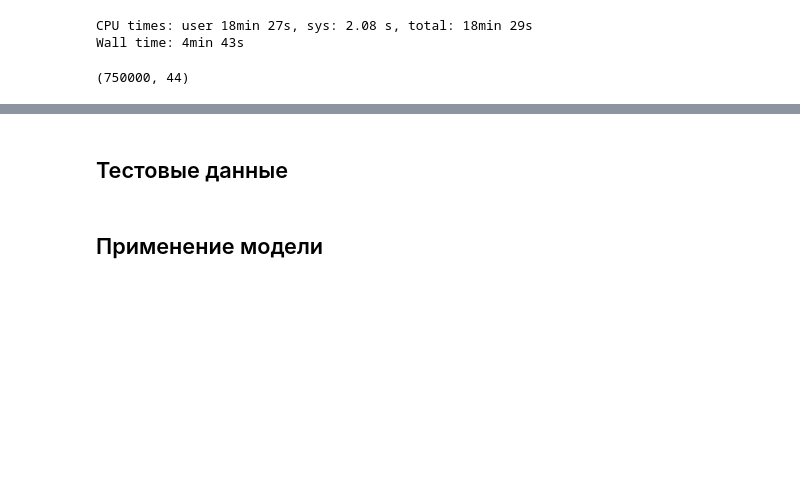
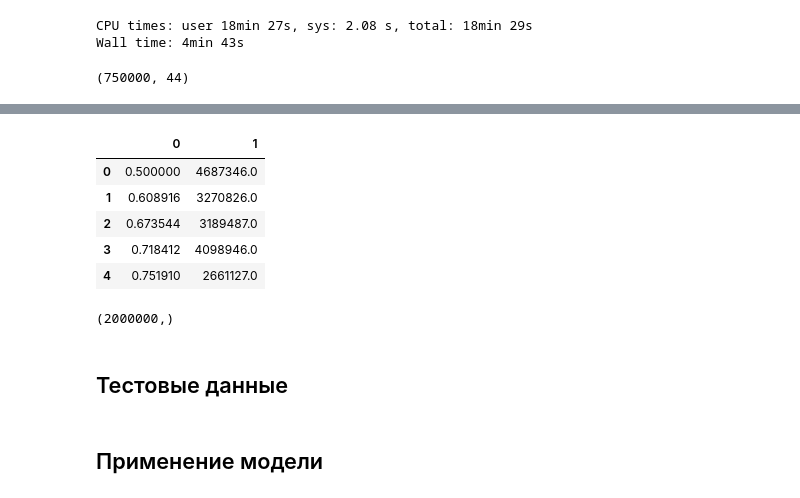
Before and after one commit to is-kozlov/sphere_hw, a Jupyter notebook: dm1/Kozlov_hearthstone.ipynb, the cells around one changed output, grey strips where cells are left out. Drawn from its saved outputs; the diff is of its cells as text; code cells hidden in the pictures; blank space fills up the shorter version.

```diff
--- a/dm1/Kozlov_hearthstone.ipynb
+++ b/dm1/Kozlov_hearthstone.ipynb
@@ -443,3 +623,18 @@ X_test.shape
+# %%
+df = pd.read_csv('probs.txt', header=None, sep=' ')
+df.head()
+# %% [output]
+|  | 0 | 1 |
+| 0 | 0.500000 | 4687346.0 |
+| 1 | 0.608916 | 3270826.0 |
+| 2 | 0.673544 | 3189487.0 |
+| 3 | 0.718412 | 4098946.0 |
+| 4 | 0.751910 | 2661127.0 |
+# %%
+scores = df[0].values
+scores.shape
+# %% [output]
+(2000000,)
 # %% [markdown]
 <h2>Тестовые данные</h2>
 # %%
```
Also changed, not shown: parts of 32 cells of this notebook.
